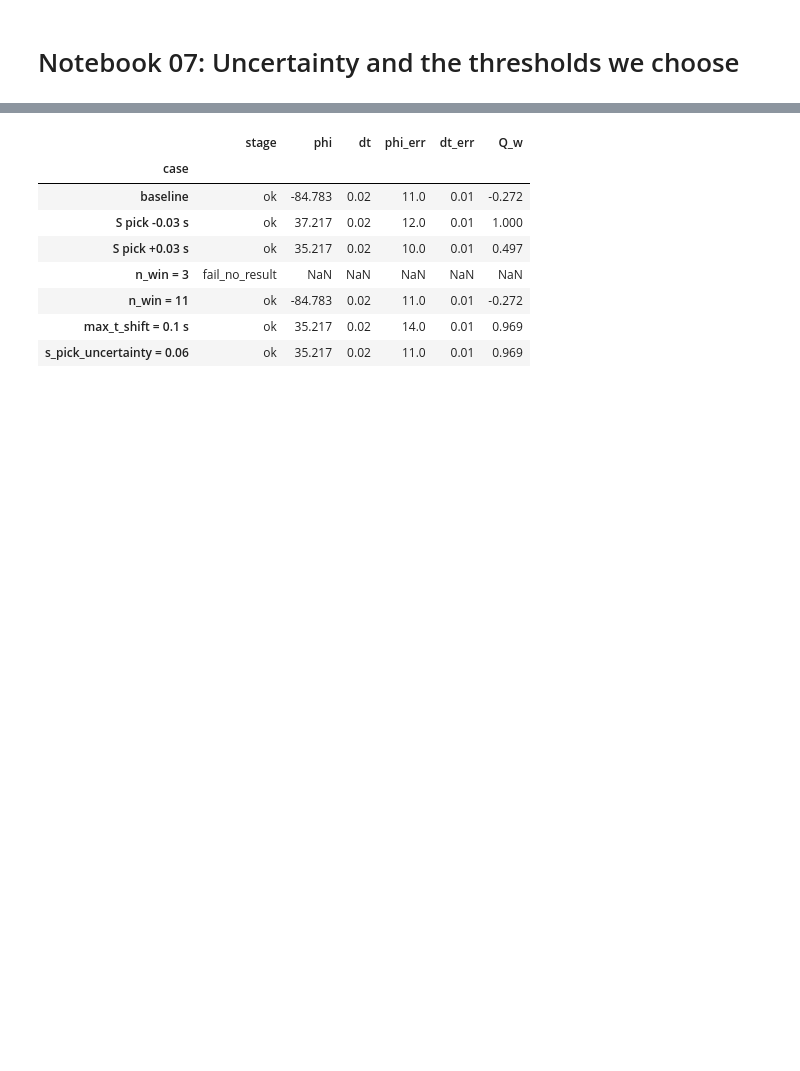
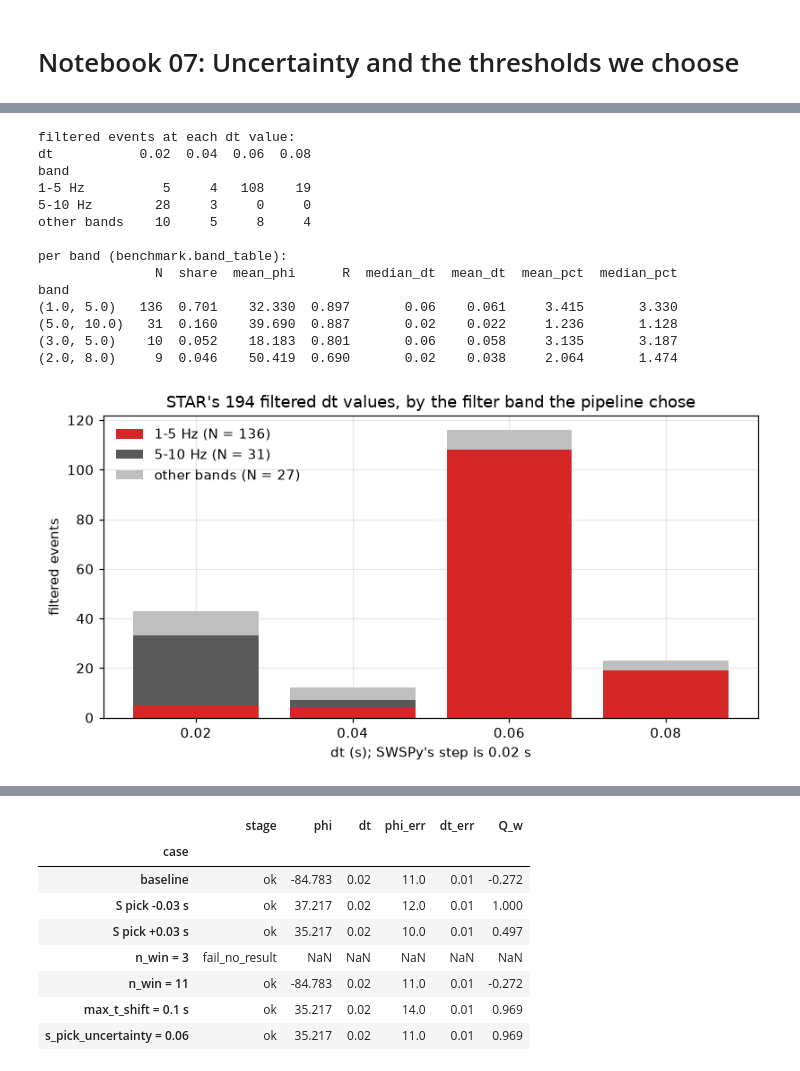
Before and after one commit to mhemmett/rainier-sws-tutorials, a Jupyter notebook: notebooks/07_uncertainty_and_thresholds.ipynb, the cells around one changed output, grey strips where cells are left out. Drawn from its saved outputs; the diff is of its cells as text; code cells hidden in the pictures; blank space fills up the shorter version.

```diff
--- a/notebooks/07_uncertainty_and_thresholds.ipynb
+++ b/notebooks/07_uncertainty_and_thresholds.ipynb
@@ -202,11 +2,0 @@ Flag filtered events whose fast axis is within 20 degrees of the back azimuth or
-# %%
-rows = []
-for s in STATIONS:
-    kept = quality.post_filtered(res[s]).copy()
-    d = stats.axial_diff(kept.phi, kept.back_azimuth)
-    kept["near_null"] = (d <= 20) | (d >= 70)
-    non_null = kept[~kept.near_null]
-    m_all, R_all = stats.axial_mean(kept.phi); m_keep, R_keep = stats.axial_mean(non_null.phi) if len(non_null) >= 5 else (np.nan, np.nan)
-    rows.append({"station": s, "N": len(kept), "N_near_null": int(kept.near_null.sum()), "frac_near_null": round(kept.near_null.mean(), 2),
-                 "mean_phi_all": round(m_all, 1), "mean_phi_without": round(m_keep, 1), "R_all": round(R_all, 2), "R_without": round(R_keep, 2)})
-pd.DataFrame(rows).set_index("station")
@@ -226,0 +174,32 @@ Finally, the knobs inside a single measurement. Re-measure the figure-3 event wi
+# %%
+step = measure.dt_step(P.sampling_rate_hz)
+grid = np.round(np.arange(step, kept.dt.max() + step / 2, step), 2)
+counts = pd.crosstab(kept.band, kept.dt.round(2)).reindex(columns=grid, fill_value=0)
+fig, ax = plt.subplots(figsize=(7.5, 4))
+bottom = np.zeros(len(grid))
+for band, color in [("1-5 Hz", "tab:red"), ("5-10 Hz", "0.35"), ("other bands", "0.75")]:
+    ax.bar(grid, counts.loc[band], width=0.8 * step, bottom=bottom, color=color, label=f"{band} (N = {counts.loc[band].sum()})")
+    bottom += counts.loc[band].to_numpy()
+ax.set(xticks=grid, xlabel=f"dt (s); SWSPy's step is {step:g} s", ylabel="filtered events",
+       title=f"STAR's {len(kept)} filtered dt values, by the filter band the pipeline chose")
+ax.legend(frameon=False); ax.set_axisbelow(True)
+plt.tight_layout()
+print("filtered events at each dt value:"); print(counts.to_string())
+bands = benchmark.band_table(kept, P)
+print("\nper band (benchmark.band_table):"); print(bands.head(4).round(3).to_string())
+# %% [output]
+filtered events at each dt value:
+dt           0.02  0.04  0.06  0.08
+band
+1-5 Hz          5     4   108    19
+5-10 Hz        28     3     0     0
+other bands    10     5     8     4
+
+per band (benchmark.band_table):
+               N  share  mean_phi      R  median_dt  mean_dt  mean_pct  median_pct
+band
+(1.0, 5.0)   136  0.701    32.330  0.897       0.06    0.061     3.415       3.330
+(5.0, 10.0)   31  0.160    39.690  0.887       0.02    0.022     1.236       1.128
+(3.0, 5.0)    10  0.052    18.183  0.801       0.06    0.058     3.135       3.187
+(2.0, 8.0)     9  0.046    50.419  0.690       0.02    0.038     2.064       1.474
+[figure, added]
```
Also changed, not shown: parts of 119 cells of this notebook, 2 other files.
